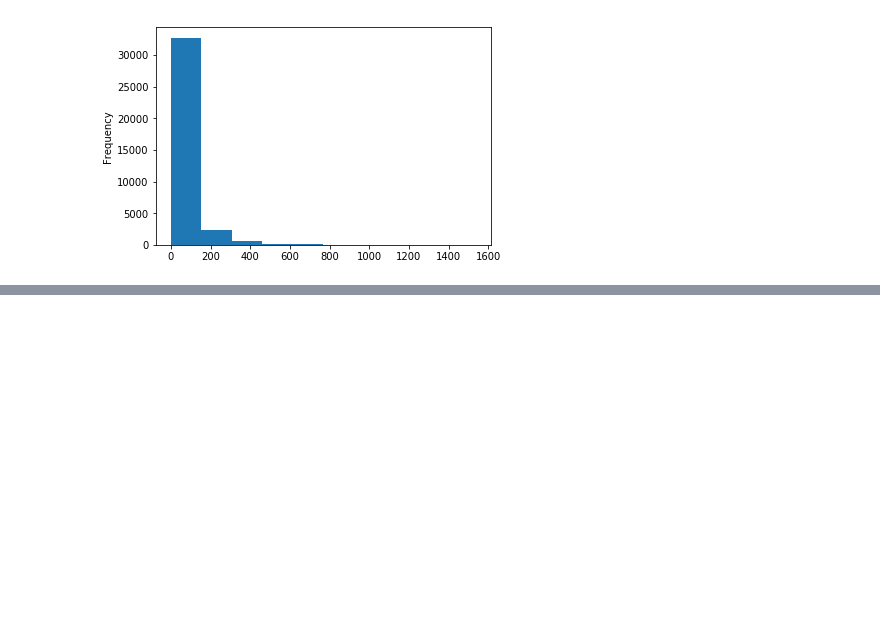
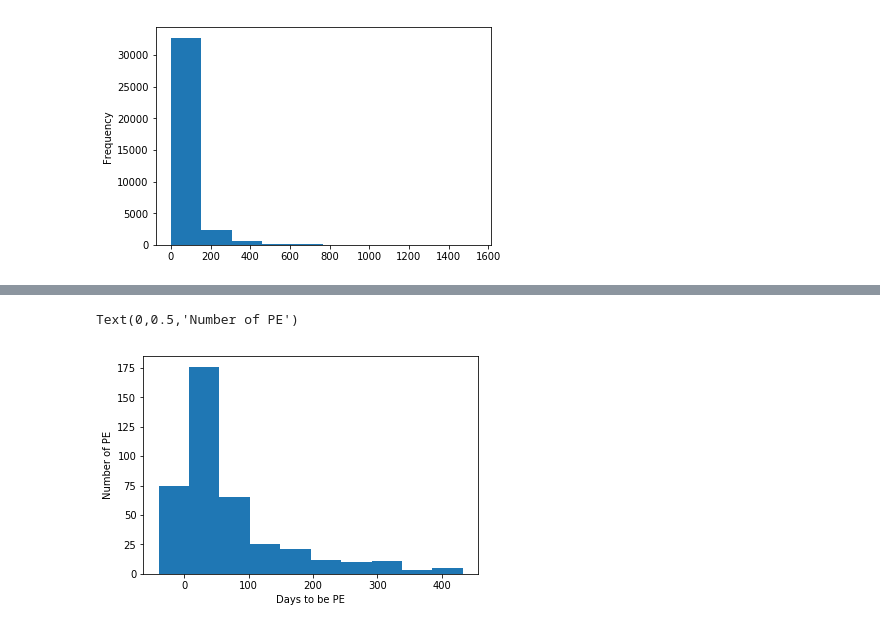
Before and after one commit to yshinomiya1q85/ys, a Jupyter notebook: ptf_error.ipynb, the cells around one changed output, grey strips where cells are left out. Cells and saved outputs as stored; diff of their text form; code cells hidden in the pictures; blank space fills up the shorter version.

```diff
--- a/ptf_error.ipynb
+++ b/ptf_error.ipynb
@@ -196,0 +294,6 @@ NEWを含むAPARのPE_involveの割合(%): 3.8443935926773456
+# %%
+dates = [[x.replace('PE','') for x in l] for l in pe_date]
+# %%
+open_date = [min(l) for l in dates]
+# %%
+pe_involve['PE_date'] = pd.to_datetime(open_date,format="%y/%m/%d")
@@ -196,0 +306,3 @@ NEWを含むAPARのPE_involveの割合(%): 3.8443935926773456
+# %%
+pe_involve['days_to_pe'] = pe_involve['PE_date']-pe_involve['CLDATE']
+pe_involve['days_to_pe'] = pe_involve['days_to_pe'].dt.days
@@ -196,0 +332,7 @@ NEWを含むAPARのPE_involveの割合(%): 3.8443935926773456
+# %%
+pe_involve['days_to_pe'].plot.hist()
+plt.xlabel('Days to be PE')
+plt.ylabel('Number of PE')
+# %% [output]
+Text(0,0.5,'Number of PE')
+[figure, added]
```
Also changed, not shown: parts of 31 cells of this notebook.
